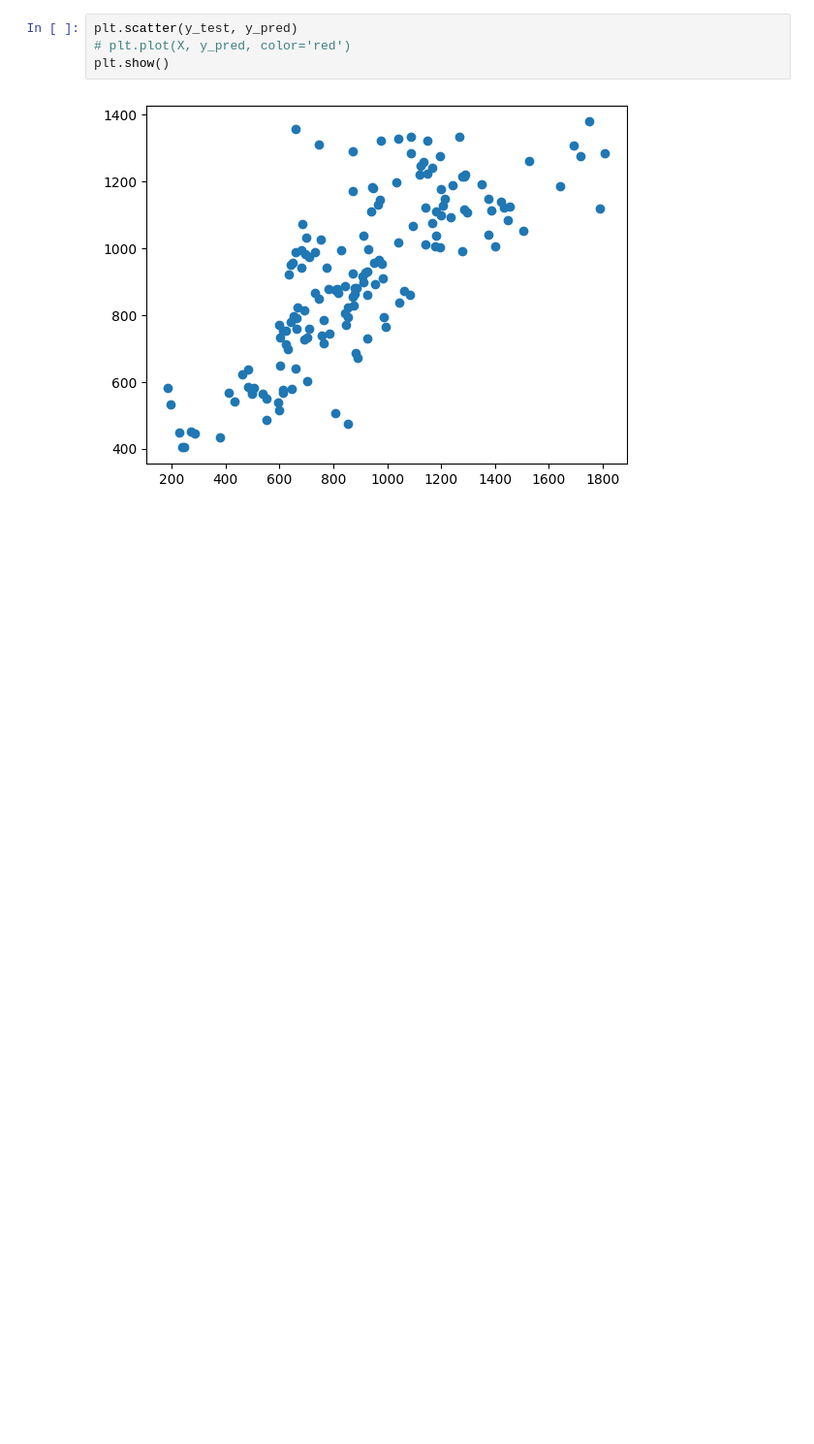
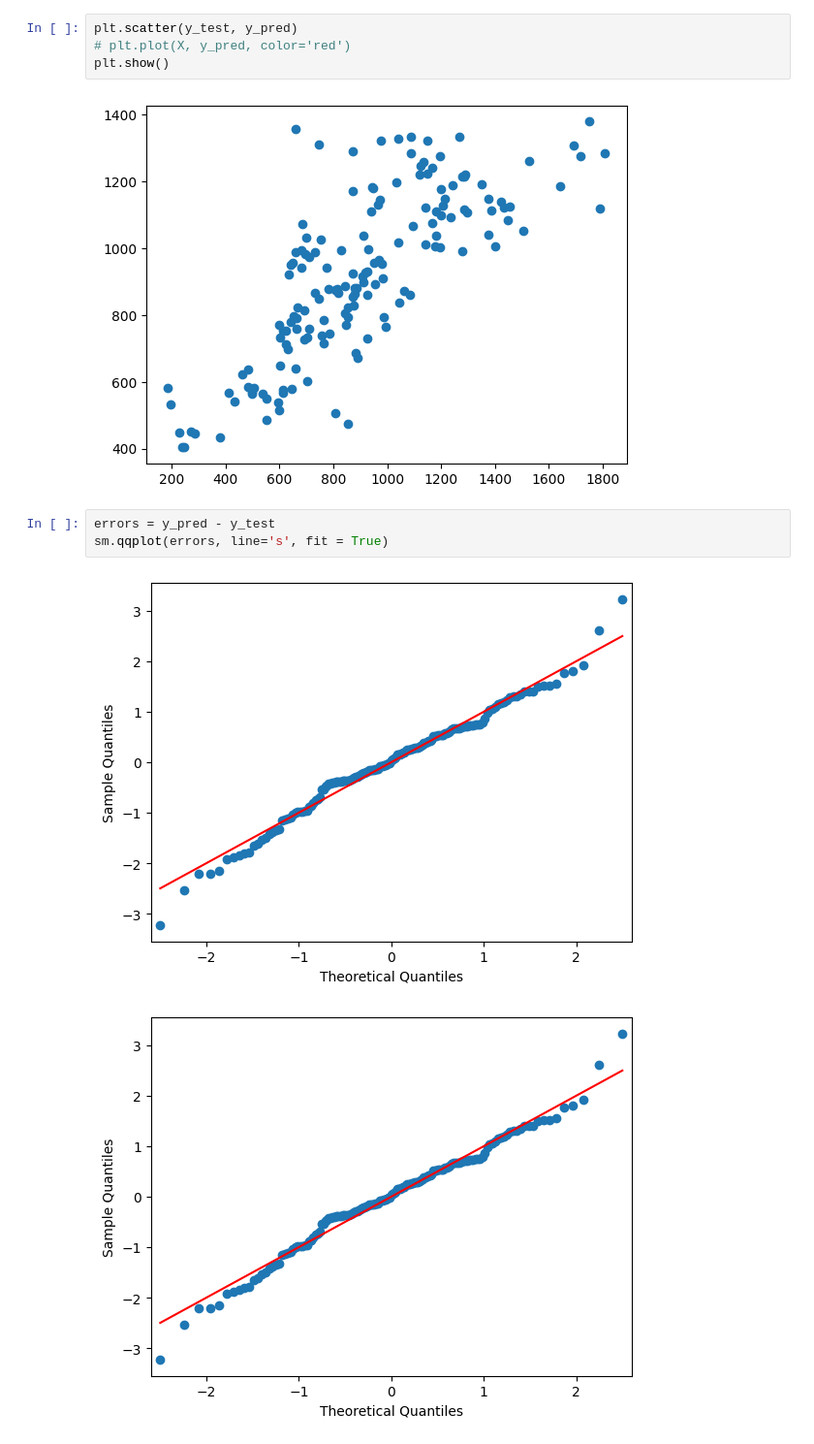
Before and after one commit to PopsicleMud/tornado-history, a Jupyter notebook: tornado-history.ipynb, the cells around one changed output. Shown at 97% size. Saved outputs shown, nothing was run; the diff lists cells and outputs as text; blank space fills up the shorter version.

```diff
--- a/tornado-history.ipynb
+++ b/tornado-history.ipynb
@@ -164,3 +168,9 @@ plt.scatter(y_test, y_pred)
 plt.show()
 # %% [output]
 [figure]
+# %%
+errors = y_pred - y_test
+sm.qqplot(errors, line='s', fit = True)
+# %% [output]
+[figure, added]
+[figure, added]
```
Also changed, not shown: parts of 3 cells of this notebook.
